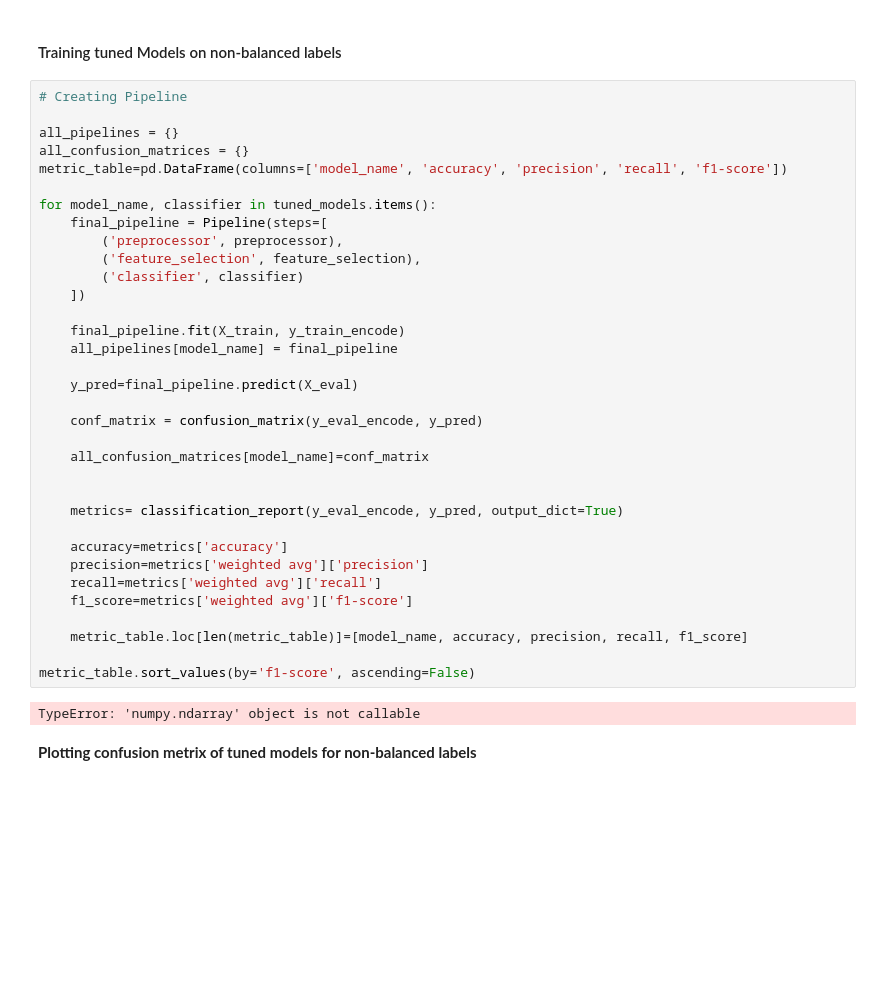
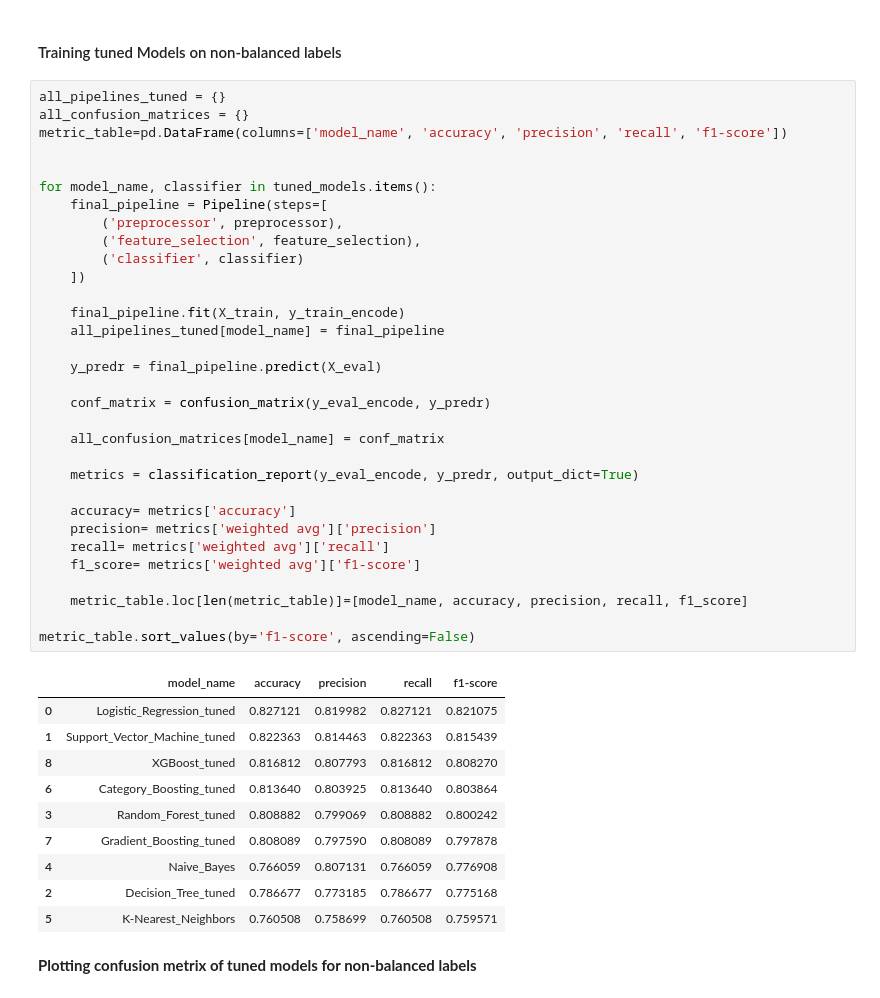
Before and after one commit to damzking/telco_churn-, a Jupyter notebook: LP2_telco_churn.ipynb, the cells around one changed output. Saved outputs shown, nothing was run; the diff lists cells and outputs as text; blank space fills up the shorter version.

```diff
--- a/LP2_telco_churn.ipynb
+++ b/LP2_telco_churn.ipynb
@@ -1865,41 +1858,48 @@ tuned_models['XGBoost_tuned']= XGBClassifier(
 # %% [markdown]
 #### Training tuned Models on non-balanced labels
 # %%
-# Creating Pipeline
-
-all_pipelines = {}
+all_pipelines_tuned = {}
 all_confusion_matrices = {}
 metric_table=pd.DataFrame(columns=['model_name', 'accuracy', 'precision', 'recall', 'f1-score'])
+
 
 for model_name, classifier in tuned_models.items():
     final_pipeline = Pipeline(steps=[
         ('preprocessor', preprocessor),
         ('feature_selection', feature_selection),
         ('classifier', classifier)
     ])
 
     final_pipeline.fit(X_train, y_train_encode)
-    all_pipelines[model_name] = final_pipeline
+    all_pipelines_tuned[model_name] = final_pipeline
 
-    y_pred=final_pipeline.predict(X_eval)
+    y_predr = final_pipeline.predict(X_eval)
 
-    conf_matrix = confusion_matrix(y_eval_encode, y_pred)
+    conf_matrix = confusion_matrix(y_eval_encode, y_predr)
 
-    all_confusion_matrices[model_name]=conf_matrix
+    all_confusion_matrices[model_name] = conf_matrix
 
+    metrics = classification_report(y_eval_encode, y_predr, output_dict=True)
 
-    metrics= classification_report(y_eval_encode, y_pred, output_dict=True)
-
-    accuracy=metrics['accuracy']
-    precision=metrics['weighted avg']['precision']
-    recall=metrics['weighted avg']['recall']
-    f1_score=metrics['weighted avg']['f1-score']
+    accuracy= metrics['accuracy']
+    precision= metrics['weighted avg']['precision']
+    recall= metrics['weighted avg']['recall']
+    f1_score= metrics['weighted avg']['f1-score']
 
     metric_table.loc[len(metric_table)]=[model_name, accuracy, precision, recall, f1_score]
 
 metric_table.sort_values(by='f1-score', ascending=False)
 # %% [output]
-TypeError: 'numpy.ndarray' object is not callable
+|  | model_name | accuracy | precision | recall | f1-score |
+| 0 | Logistic_Regression_tuned | 0.827121 | 0.819982 | 0.827121 | 0.821075 |
+| 1 | Support_Vector_Machine_tuned | 0.822363 | 0.814463 | 0.822363 | 0.815439 |
+| 8 | XGBoost_tuned | 0.816812 | 0.807793 | 0.816812 | 0.808270 |
+| 6 | Category_Boosting_tuned | 0.813640 | 0.803925 | 0.813640 | 0.803864 |
+| 3 | Random_Forest_tuned | 0.808882 | 0.799069 | 0.808882 | 0.800242 |
+| 7 | Gradient_Boosting_tuned | 0.808089 | 0.797590 | 0.808089 | 0.797878 |
+| 4 | Naive_Bayes | 0.766059 | 0.807131 | 0.766059 | 0.776908 |
+| 2 | Decision_Tree_tuned | 0.786677 | 0.773185 | 0.786677 | 0.775168 |
+| 5 | K-Nearest_Neighbors | 0.760508 | 0.758699 | 0.760508 | 0.759571 |
 # %% [markdown]
 **Plotting confusion metrix of tuned models for non-balanced labels**
 # %%
```
Also changed, not shown: parts of 12 cells of this notebook, 3 other files.
